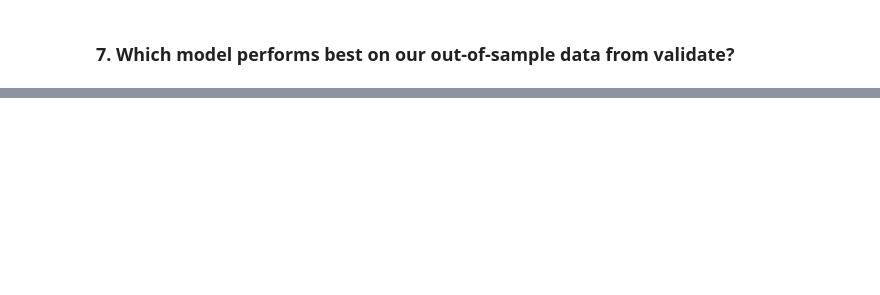
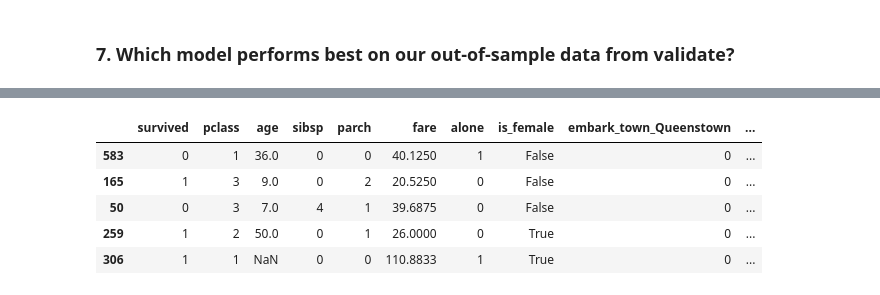
Before and after one commit to segovialori/classification_exercises, a Jupyter notebook: model.ipynb, the cells around one changed output, grey strips where cells are left out. Cells and saved outputs as stored; diff of their text form; code cells hidden in the pictures; blank space fills up the shorter version.

```diff
--- a/model.ipynb
+++ b/model.ipynb
@@ -546,0 +838,2 @@ The second model is less accurate than the first.  The first model performs bett
+# %%
+df[df.age.isna()].age = df[df.age.isna()].age
@@ -546,0 +874,23 @@ The second model is less accurate than the first.  The first model performs bett
+# %%
+#split
+def train_validate_test_split(df, seed=123):
+    train_and_validate, test = train_test_split(
+        df, test_size=0.2, random_state=seed, stratify=df.survived
+    )
+    train, validate = train_test_split(
+        train_and_validate,
+        test_size=0.3,
+        random_state=seed,
+        stratify=train_and_validate.survived,
+    )
+    return train, validate, test
+# %%
+train, validate, test = train_validate_test_split(df)
+train.head()
+# %% [output]
+|  | survived | pclass | age | sibsp | parch | fare | alone | is_female | embark_town_Queenstown | ... |
+| 583 | 0 | 1 | 36.0 | 0 | 0 | 40.1250 | 1 | False | 0 | ... |
+| 165 | 1 | 3 | 9.0 | 0 | 2 | 20.5250 | 0 | False | 0 | ... |
+| 50 | 0 | 3 | 7.0 | 4 | 1 | 39.6875 | 0 | False | 0 | ... |
+| 259 | 1 | 2 | 50.0 | 0 | 1 | 26.0000 | 0 | True | 0 | ... |
+| 306 | 1 | 1 | NaN | 0 | 0 | 110.8833 | 1 | True | 0 | ... |
```
Also changed, not shown: parts of 55 cells of this notebook.
